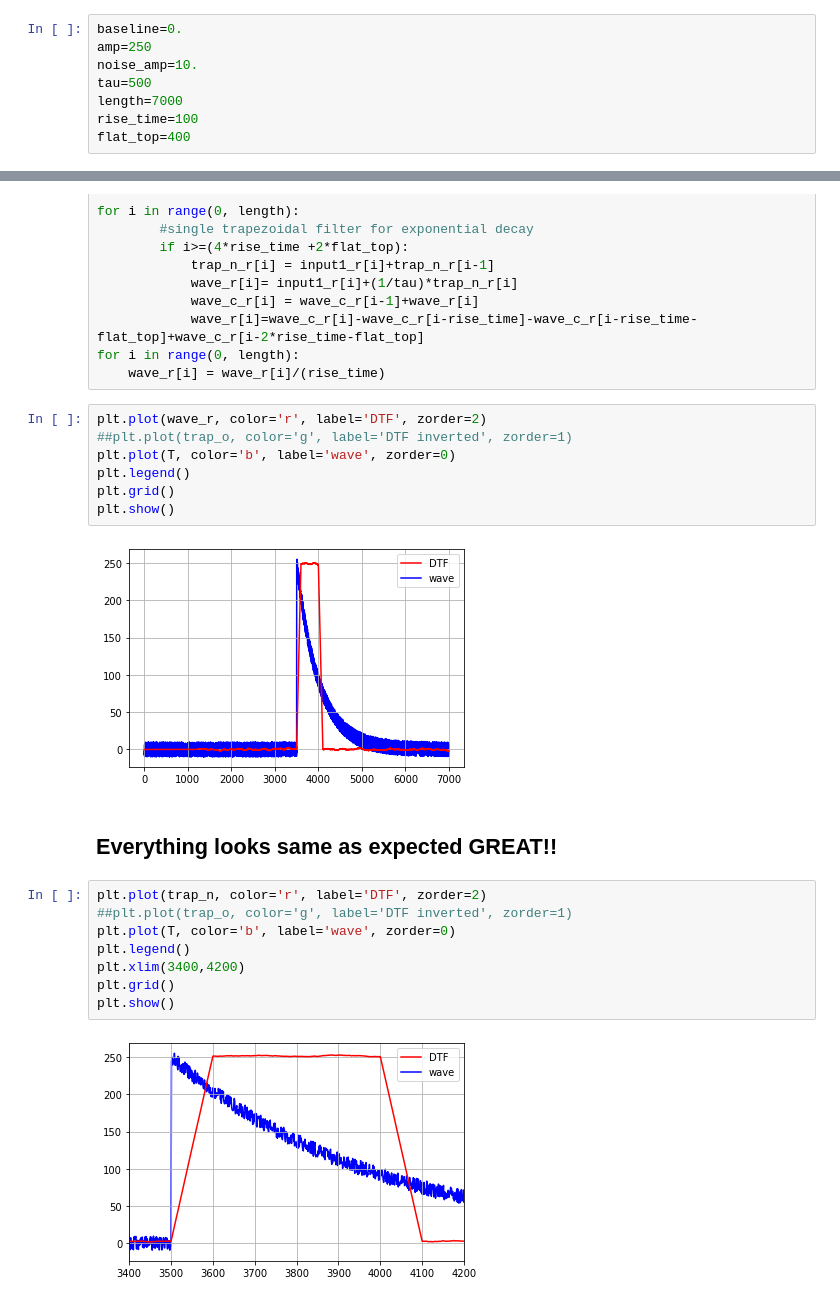
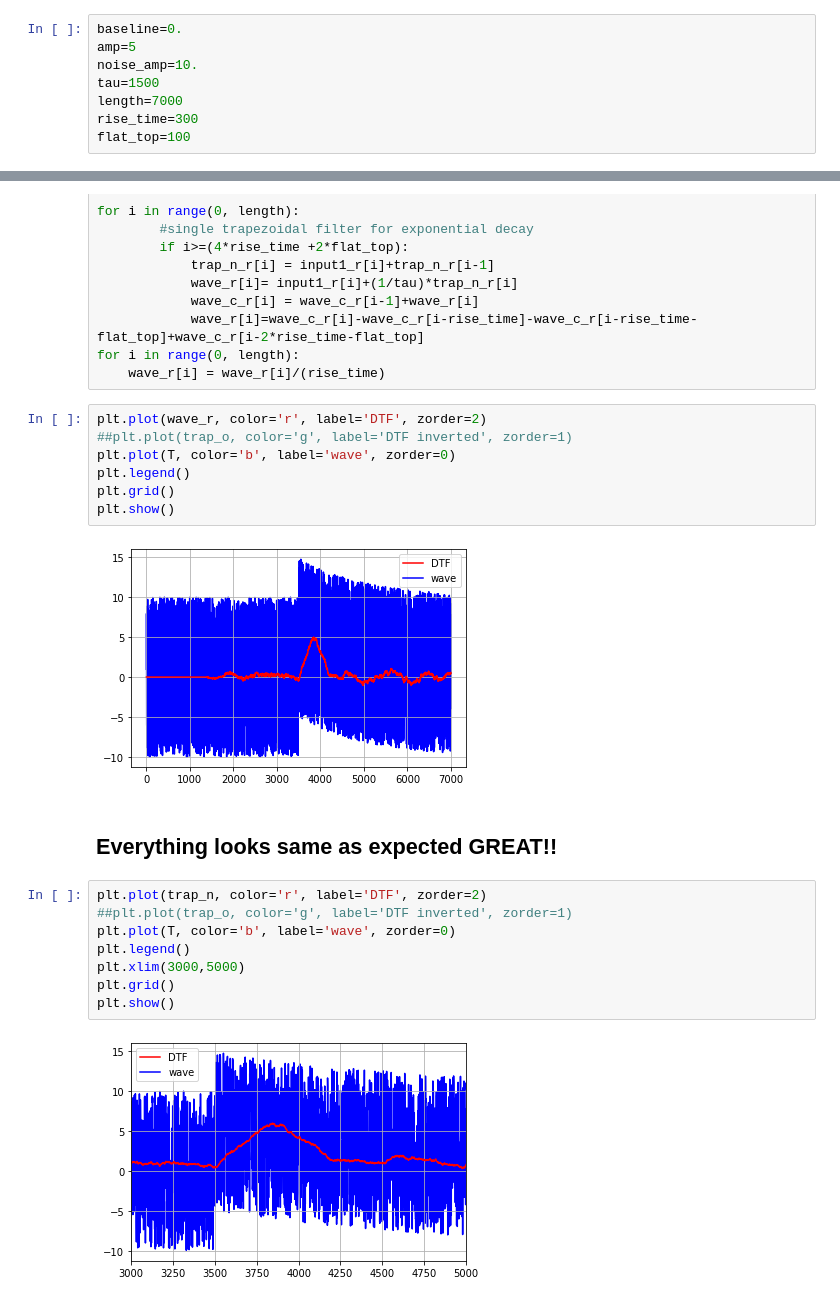
Before and after one commit to himal1/FPGAFilteringWithPython, a Jupyter notebook: Filtering_Correct_STF.ipynb, the cells around one changed output, grey strips where cells are left out. Cells and saved outputs as stored; diff of their text form.

```diff
--- a/Filtering_Correct_STF.ipynb
+++ b/Filtering_Correct_STF.ipynb
@@ -5,12 +5,12 @@ import matplotlib.pyplot as plt
 import random
 # %%
 baseline=0.
-amp=250
+amp=5
 noise_amp=10.
-tau=500
+tau=1500
 length=7000
-rise_time=100
-flat_top=400
+rise_time=300
+flat_top=100
 # %%
 x=np.arange(-3500,3500,1)
 # %%
@@ -95,16 +95,16 @@ plt.legend()
 plt.grid()
 plt.show()
 # %% [output]
-[figure, old version]
+[figure, new version]
 # %% [markdown]
 ## Everything looks same as expected GREAT!!
 # %%
 plt.plot(trap_n, color='r', label='DTF', zorder=2)
 ##plt.plot(trap_o, color='g', label='DTF inverted', zorder=1)
 plt.plot(T, color='b', label='wave', zorder=0)
 plt.legend()
-plt.xlim(3400,4200)
+plt.xlim(3000,5000)
 plt.grid()
 plt.show()
 # %% [output]
-[figure, old version]
+[figure, new version]
```
Also changed, not shown: parts of 4 cells of this notebook, 6 other files.
